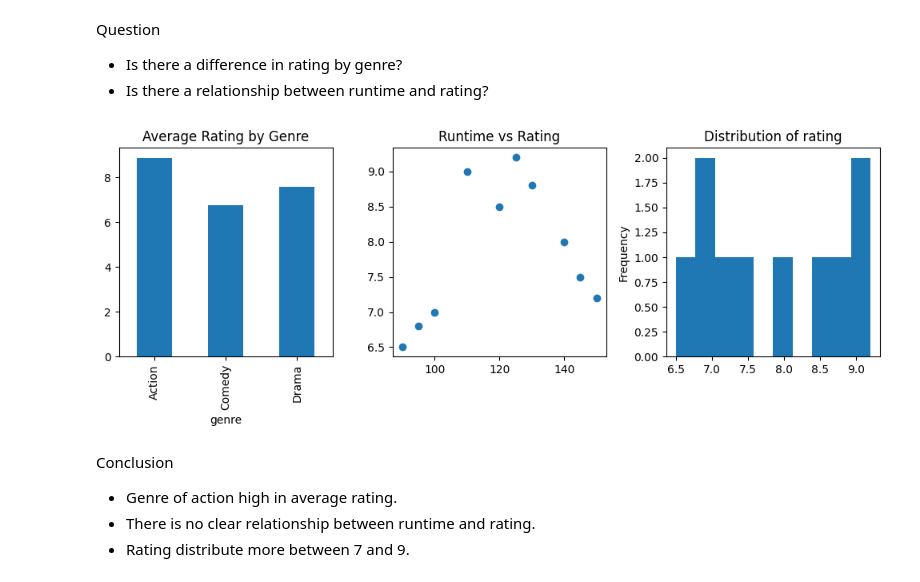
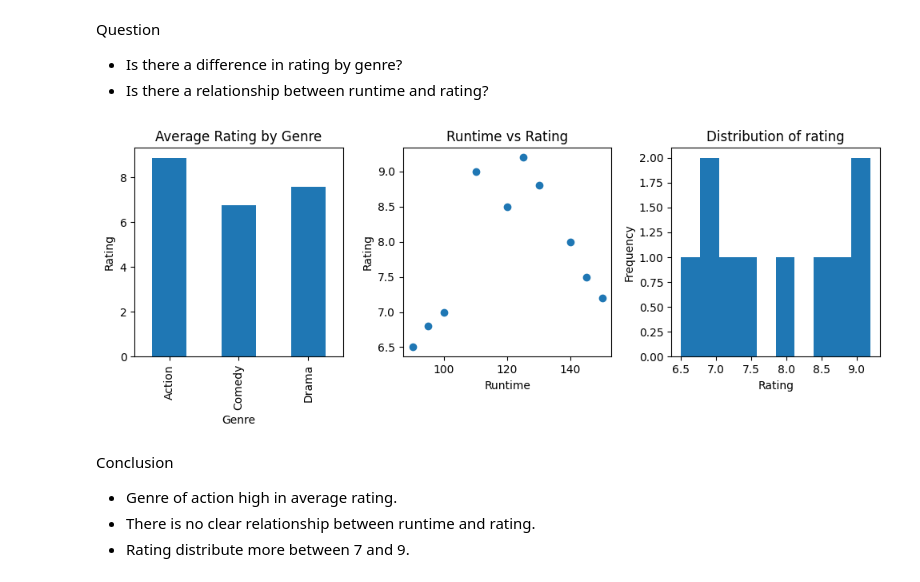
Before and after one commit to juwon-ds/practice-data-analysis, a Jupyter notebook: projects/movie_rating_analysis.ipynb, the cells around one changed output. Cells and saved outputs as stored; diff of their text form; code cells hidden in the pictures.

Commit message:
Update movie rating analysis pandas project

```diff
--- a/projects/movie_rating_analysis.ipynb
+++ b/projects/movie_rating_analysis.ipynb
@@ -51,24 +51,30 @@ Question
 # %%
 import matplotlib.pyplot as plt
 
 plt.figure(figsize=(10,4))
 
 plt.subplot(1,3,1)
 df.groupby('genre')['rating'].mean().plot(kind='bar')
+plt.xlabel('Genre')
+plt.ylabel('Rating')
 plt.title('Average Rating by Genre')
 
 plt.subplot(1,3,2)
 plt.scatter(df['runtime'], df['rating'])
+plt.xlabel('Runtime')
+plt.ylabel('Rating')
 plt.title('Runtime vs Rating')
 
 plt.subplot(1,3,3)
 df['rating'].plot(kind='hist')
+plt.xlabel('Rating')
+plt.ylabel('Frequency')
 plt.title('Distribution of rating')
 
 plt.tight_layout()
 plt.show()
 # %% [output]
-[figure, old version]
+[figure, new version]
 # %% [markdown]
 Conclusion
 
```
